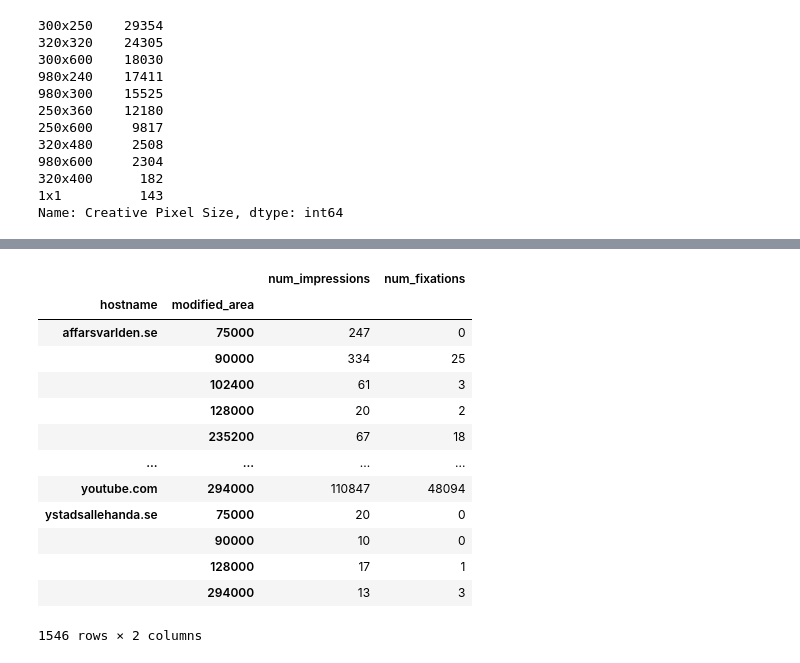
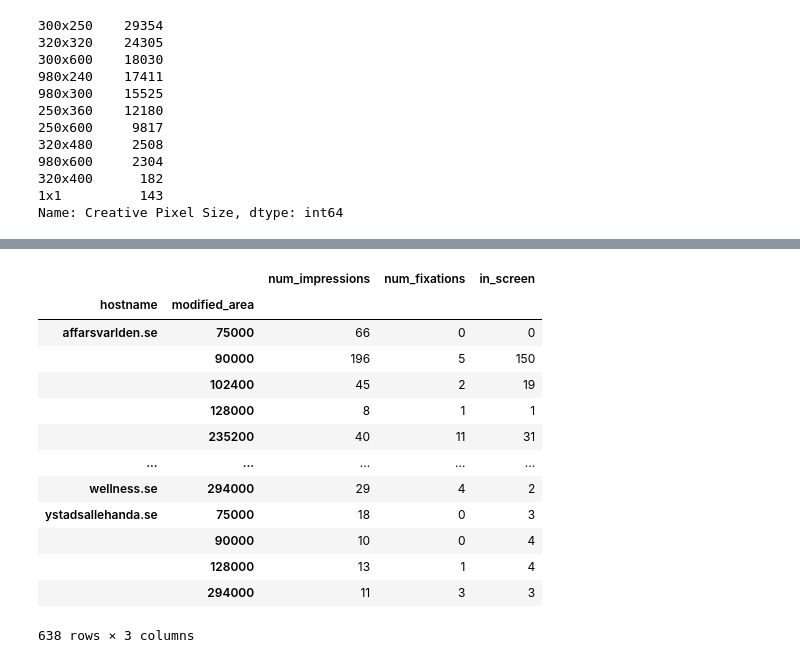
Before and after one commit to marko-pejic/campaign-tracking-scripts, a Jupyter notebook: reports/tre_report.ipynb, the cells around one changed output, grey strips where cells are left out. Drawn from its saved outputs; the diff is of its cells as text; code cells hidden in the pictures.

```diff
--- a/reports/tre_report.ipynb
+++ b/reports/tre_report.ipynb
@@ -33,7 +25,9 @@ impressions_df
 # load TRE dataset
 df_client_tre = pd.read_csv('../datasets/tre_data.csv')
 df_client_tre['Date'] = df_client_tre['Date'].apply(lambda x: datetime.strptime(x, "%Y-%m-%d"))
+df_client_tre = df_client_tre.rename(columns={"Active View: Average Viewable Time (Seconds)": "avg_viewable_time_seconds"})
 print(df_client_tre['Campaign'].value_counts())
+print(np.sum(df_client_tre["avg_viewable_time_seconds"]))
 df_client_tre
 # %% [output]
 3-Consumer - 2022 - ALWAYS ON PERFORMANCE       117126
@@ -85,7 +81,8 @@ df_client_tre['Campaign'].value_counts()
 Name: Campaign, dtype: int64
 # %%
 # filter specific campaign
-campaign = '3-Consumer - 2022 - ALWAYS ON PERFORMANCE'
+#campaign = '3-Consumer - 2022 - ALWAYS ON PERFORMANCE'
+campaign = '3-Consumer-2022-N6_Apple_NPI_iPhonelansering'
 df_client_tre = df_client_tre[df_client_tre['Campaign'] == campaign]
 print(df_client_tre.shape)
 
@@ -276,27 +282,28 @@ impressions_df
 # %%
 # groupby and aggregate
 grouped_df = impressions_df.groupby(['hostname', 'modified_area']).apply(
     lambda x: pd.Series(
         {
             'num_impressions' : x['id'].count(),
             'num_fixations': x.loc[x['final_fixation'], 'id'].count(),
+            'in_screen': np.sum(x['is_iab_inview'])
         }
     )
 )
 grouped_df
 # %% [output]
-|  |  | num_impressions | num_fixations |
-| hostname | modified_area |  |  |
-| affarsvarlden.se | 75000 | 247 | 0 |
-|  | 90000 | 334 | 25 |
-|  | 102400 | 61 | 3 |
-|  | 128000 | 20 | 2 |
-|  | 235200 | 67 | 18 |
-| ... | ... | ... | ... |
-| youtube.com | 294000 | 110847 | 48094 |
-| ystadsallehanda.se | 75000 | 20 | 0 |
-|  | 90000 | 10 | 0 |
-|  | 128000 | 17 | 1 |
-|  | 294000 | 13 | 3 |
+|  |  | num_impressions | num_fixations | in_screen |
+| hostname | modified_area |  |  |  |
+| affarsvarlden.se | 75000 | 66 | 0 | 0 |
+|  | 90000 | 196 | 5 | 150 |
+|  | 102400 | 45 | 2 | 19 |
+|  | 128000 | 8 | 1 | 1 |
+|  | 235200 | 40 | 11 | 31 |
+| ... | ... | ... | ... | ... |
+| wellness.se | 294000 | 29 | 4 | 2 |
+| ystadsallehanda.se | 75000 | 18 | 0 | 3 |
+|  | 90000 | 10 | 0 | 4 |
+|  | 128000 | 13 | 1 | 4 |
+|  | 294000 | 11 | 3 | 3 |
-1546 rows × 2 columns
+638 rows × 3 columns
 # %%
```
Also changed, not shown: parts of 21 cells of this notebook, 5 other files.
